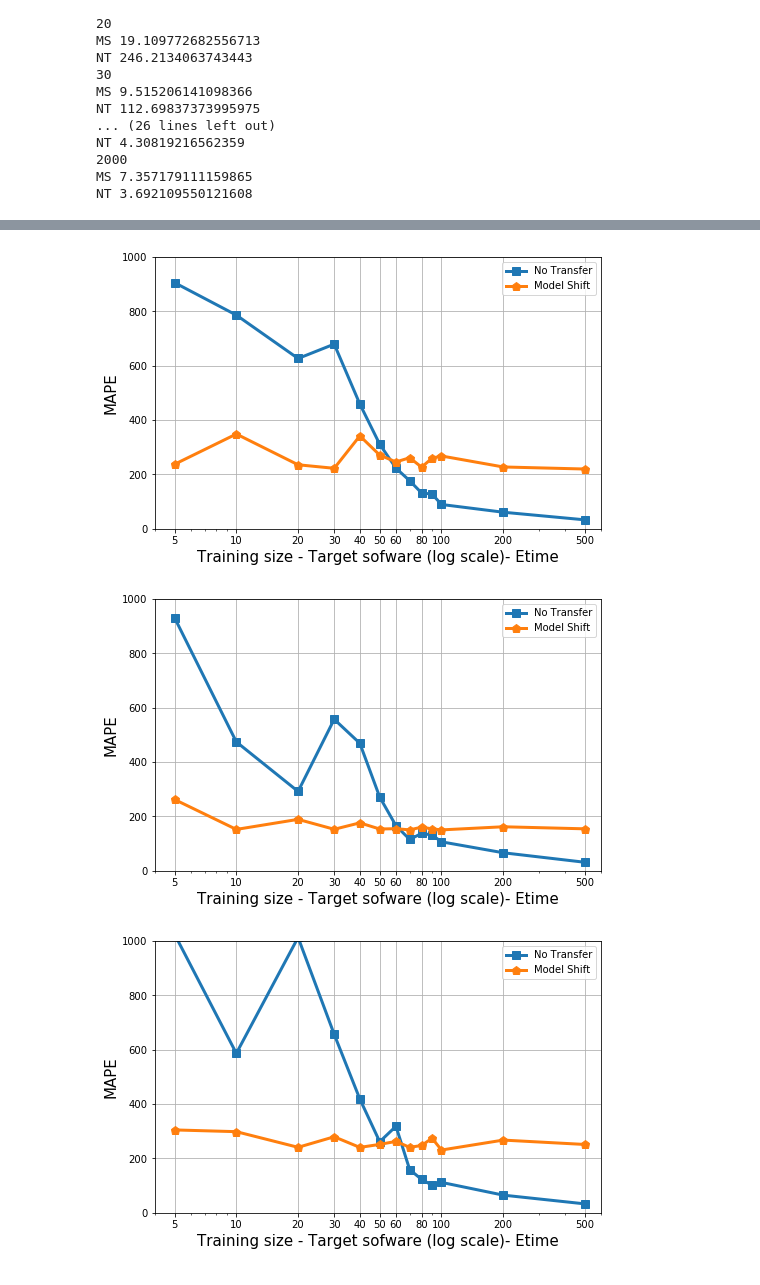
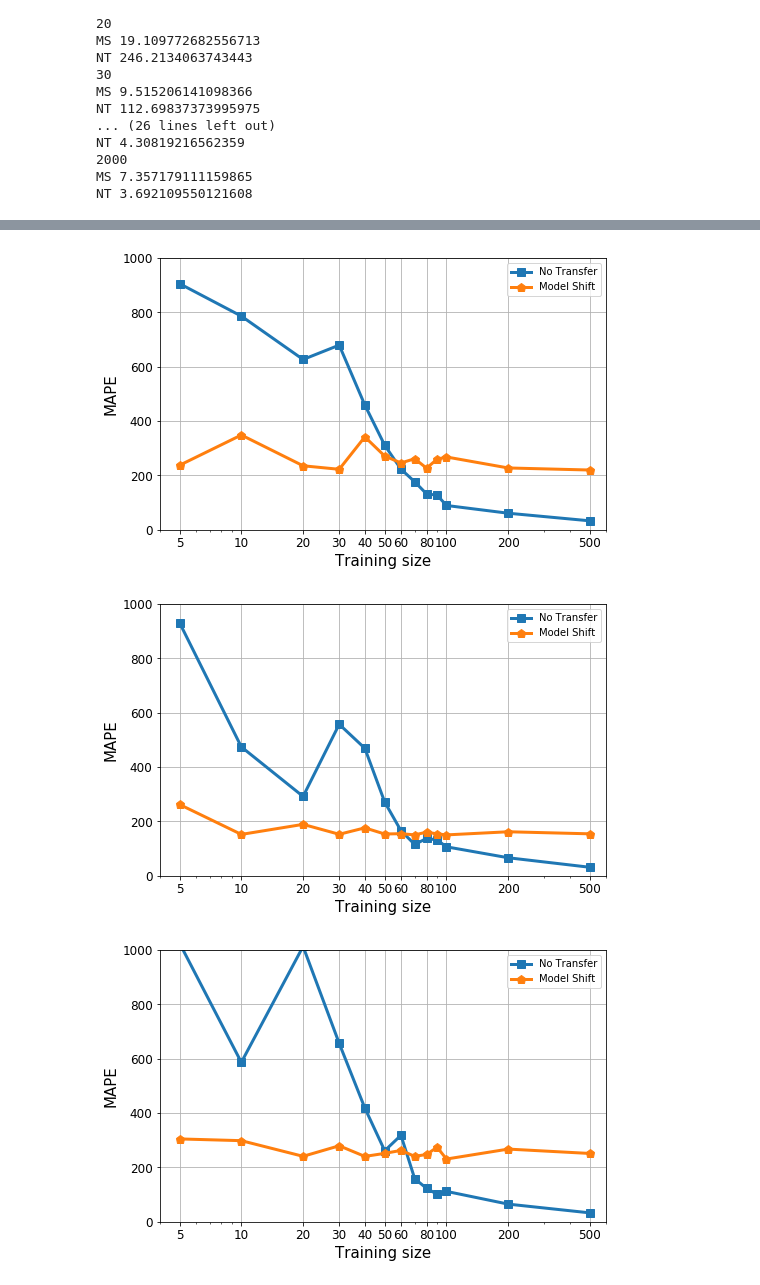
Before and after one commit to llesoil/TL_cross_soft, a Jupyter notebook: src/Learning to Sample (L2S).ipynb, the cells around one changed output, grey strips where cells are left out. Saved outputs shown, nothing was run; the diff lists cells and outputs as text; code cells hidden in the pictures.

Commit message:
final results

```diff
--- a/src/Learning to Sample (L2S).ipynb
+++ b/src/Learning to Sample (L2S).ipynb
@@ -77,7 +77,7 @@ warnings.filterwarnings("ignore")
 # %% [markdown]
 #### Implementation of the approach
 # %%
-predDimension = "size"
+predDimension = "cpu"
 
 def mean_absolute_percentage_error(y_true, y_pred):
     y_true, y_pred = np.array(y_true), np.array(y_pred)
@@ -567,7 +567,7 @@ NT 4.30819216562359
 MS 7.357179111159865
 NT 3.692109550121608
 # %%
-predDimension = "size"
+predDimension = "cpu"
 
 pred = dict()
 
@@ -859,14 +1299,15 @@ for inp in inputs:
     plt.grid()
     plt.legend()
     plt.ylabel("MAPE", size = 15)
-    plt.xlabel("Training size - Target sofware (log scale)- "+predDimension[0].upper()+predDimension[1:],
+    plt.xlabel("Training size",
               size = 15)
     plt.ylim((0, 1000))
     plt.xlim((4, 600))
     ax.set_xscale('log')
+    ax.tick_params(axis='both', which='major', labelsize=12)
     ax.get_xaxis().set_major_formatter(ScalarFormatter())
     ax.set_xticks([5, 10, 20, 30, 40, 50, 60, 80, 100, 200, 500], minor= False)
     #plt.title(inp)
-    plt.savefig("../results/pred_"+predDimension+'_'+inp+".png")
+    plt.savefig("../results/pred_"+predDimension+'_'+inp+".png", dpi = 300)
     plt.show()
 # %% [output]
@@ -874,3 +1315,3 @@ for inp in inputs:
-[figure, old version]
+[figure, new version]
-[figure, old version]
+[figure, new version]
-[figure, old version]
+[figure, new version]
```
Also changed, not shown: parts of 7 cells of this notebook, 24 other files.
